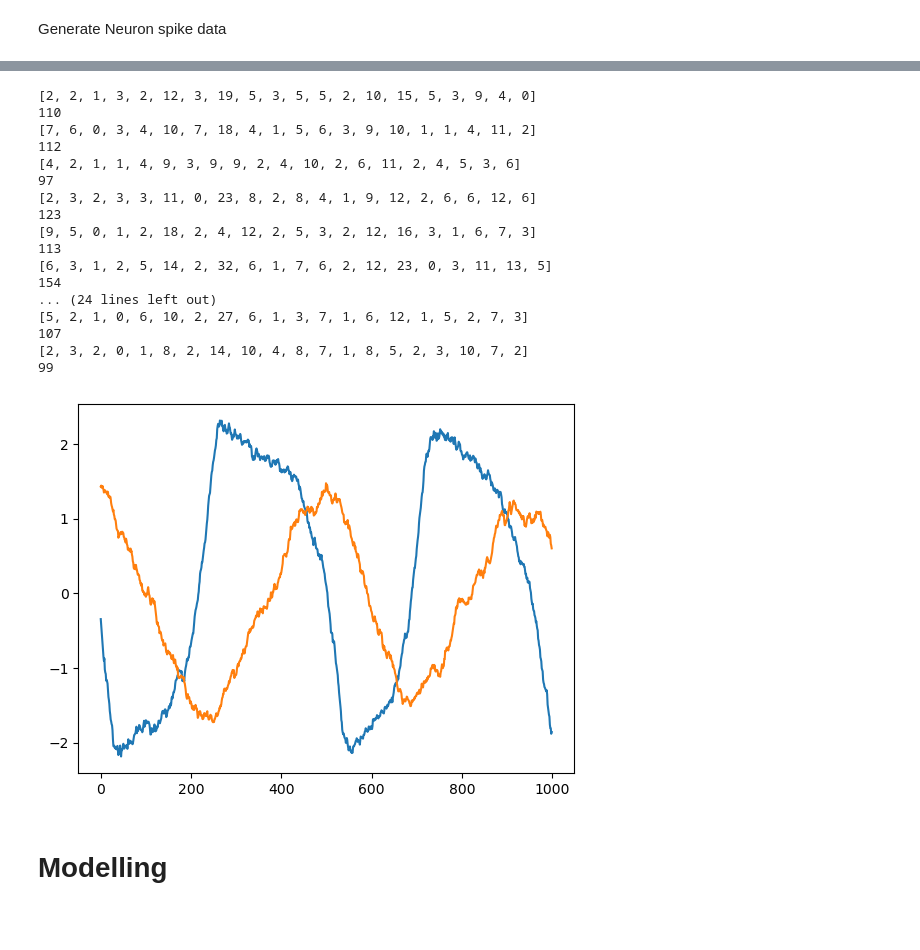
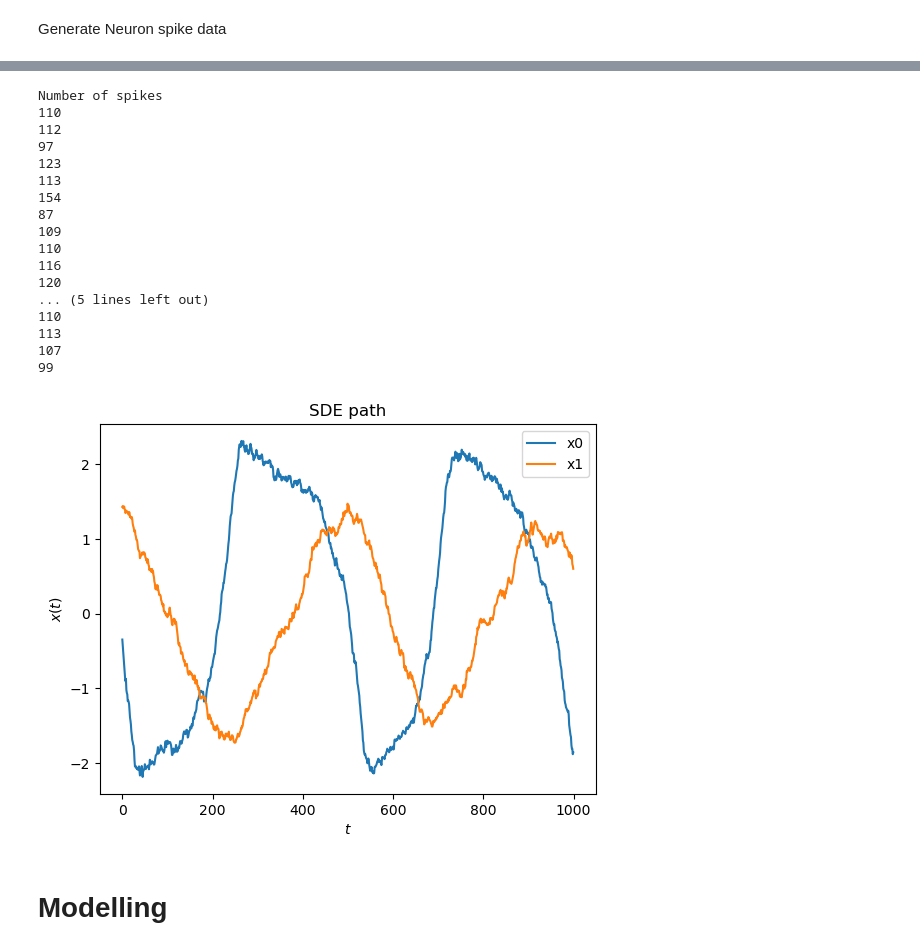
Before and after one commit to osflo/gp-sde, a Jupyter notebook: demos/Tutorial --Van der Pol's dynamics with spike train observations.ipynb, the cells around one changed output, grey strips where cells are left out. Cells and saved outputs as stored; diff of their text form; code cells hidden in the pictures; blank space fills up the shorter version.

```diff
--- a/demos/Tutorial --Van der Pol's dynamics with spike train observations.ipynb
+++ b/demos/Tutorial --Van der Pol's dynamics with spike train observations.ipynb
@@ -75,12 +75,12 @@ def simulate_spikes_from_SDE(xpath, dt, C, d):
     binSpike = np.random.poisson(np.exp(h) * dt) #to poission, why dt ? the lambda becomes very small and almost only 0 and a few 1
     return binSpike, h
 
-#Conversion function
+#Conversion function to a list of time for eacch neuron
 def binned_to_times(Ybin, tmax, dt):
-    """Input :  Ybin (tmax/dt,Num_Neurons) correspond to binspike
+    """Input :  Ybin (Num_Neurons, tmax/dt) correspond to binspike transpose !!
                 tmax float
                 dt float
-        Ouput : """
+        Ouput : list of two arrays : array i contain time at which neuron i was >0 in Ybin"""
     # convert binned simulated spike train to list of spike times for each neuron
     N = int(tmax / dt)
     yDim = Ybin.shape[0]
@@ -91,13 +91,15 @@ def binned_to_times(Ybin, tmax, dt):
 
     return Yspike
 
-#plot function (??)
+#plot function
 def plotRaster(event_times_list, **kwargs):
     """ function to plot raster plot for a given trial"""
-    ax = plt.gca()
+    ax = plt.gca() #get current axes
     for ith, trial in enumerate(event_times_list):
         plt.vlines(trial, ith + .5, ith + 1.5, **kwargs)
     plt.ylim(.5, len(event_times_list) + .5)
+    plt.xlabel('Time')
+    plt.ylabel('Neuron')
     return ax
 # %% [markdown]
 # Try the functions
@@ -207,7 +202,7 @@ plt.show()
 # %% [markdown]
 Generate Neuron spike data
 # %%
-np.random.seed(101)
+np.random.seed(101) #100 has a crazy lambda at 0 but a normal number of spike
 
 #Parameters & initialisations
 yDim = 20 # number of neurons
@@ -215,43 +210,58 @@ xDim = 2 #xpath dim
 nTrials = 20 # number of trials
 tmax = 1
 trLen = tmax * np.ones(nTrials) # trial length (array of tmax)
-C = 2.*np.random.rand(xDim,yDim) * np.random.choice([-1,1],size=(xDim,yDim)) #random in [-2,2]
+C = 2.*np.random.rand(xDim,yDim) * np.random.choice([-1,1],size=(xDim,yDim)) #matrix of random in [-2,2]
 d = 0.1*np.random.randn(1,yDim)
 xpath = []
 Y = []
 logRate = []
 
 #Generate sde path and spike for every trials
-for n in range(nTrials):
+#For every trial randomness in x0, poisson, random in sde
+for n in range(nTrials): #Trials for different ini, why chosen like this ?
     if n < 10:
-        x0 = np.sqrt(2)*np.random.randn(1,2)
+        x0 = np.sqrt(2)*np.random.randn(1,2) #why not put xdim ?
     else:
         x0 = np.array([0, 0])[None,:]
 
-    xpath.append(simulate_sde(func, x0, trLen[n], 0.001, 1.)) # 1ms binning
-    Yn,logRaten = simulate_spikes_from_SDE(xpath[n], 0.001, C, d)
+    xpath.append(simulate_sde(func, x0, trLen[n], 0.001, 1.)) # 1ms binning , sde for this trial
+    Yn,logRaten = simulate_spikes_from_SDE(xpath[n], 0.001, C, d) #generate spikes for this trial
     Y.append(Yn)
     logRate.append(logRaten)
 
-#Convert it
+#Y is a list of lenght nTrials, each element an array of shape (tmax/dt,yDim)
+
+#Yspike List by trial of a list by Neuron of array of spike time
+#Yspike[i]=>List of Neuron for trial i, Yspike[i][j]=>Array of spike time for neuron j in trial i
 Yspike= [binned_to_times(Y[n].T,trLen[n],0.001) for n in range(nTrials)]
 
-#plots and prints (??)
-plotRaster(Yspike[1])
+#plots and prints
+Trial_to_see=1 #which trial we want to visualize
+
+plotRaster(Yspike[Trial_to_see]) # a reason why trial 1 and not another?
 plt.show()
 
 # look at firing rates and spike counts to make sure there aren't a crazy number of spikes due to exponential
-
 for r in range(nTrials):
-    plt.plot(np.exp(logRate[r])*0.001)
+    plt.plot(np.exp(logRate[r])*0.001,label='Trial '+str(r)) #shouldn't it be dt instead of 0.001?, correspond to the lambda of the poisson function for each neuron
+plt.xlabel('Time/dt')
+plt.ylabel('Lambda')
+plt.title('Parameter of the poisson distribution for each neuron and each trial')
 plt.show()
 
+print("Number of spikes")
 for r in range(nTrials):
     totSpikes = [len(Yspike[r][i]) for i in range(yDim)]
-    print(totSpikes)
+    #print(totSpikes)
     print(sum(totSpikes))
 
 
-plt.plot(xpath[1])
+#plt.plot(xpath[1])
+plt.plot(xpath[Trial_to_see][:,0],label='x0')
+plt.plot(xpath[Trial_to_see][:,1],label='x1')
+plt.legend()
+plt.title('SDE path')
+plt.ylabel('$x(t)$')
+plt.xlabel('$t$')
 plt.show()
 # %% [output]
@@ -260,21 +270,21 @@ plt.show()
-[2, 2, 1, 3, 2, 12, 3, 19, 5, 3, 5, 5, 2, 10, 15, 5, 3, 9, 4, 0]
+Number of spikes
 110
-[7, 6, 0, 3, 4, 10, 7, 18, 4, 1, 5, 6, 3, 9, 10, 1, 1, 4, 11, 2]
 112
-[4, 2, 1, 1, 4, 9, 3, 9, 9, 2, 4, 10, 2, 6, 11, 2, 4, 5, 3, 6]
 97
-[2, 3, 2, 3, 3, 11, 0, 23, 8, 2, 8, 4, 1, 9, 12, 2, 6, 6, 12, 6]
 123
-[9, 5, 0, 1, 2, 18, 2, 4, 12, 2, 5, 3, 2, 12, 16, 3, 1, 6, 7, 3]
 113
-[6, 3, 1, 2, 5, 14, 2, 32, 6, 1, 7, 6, 2, 12, 23, 0, 3, 11, 13, 5]
 154
-... (24 lines left out)
-[5, 2, 1, 0, 6, 10, 2, 27, 6, 1, 3, 7, 1, 6, 12, 1, 5, 2, 7, 3]
+87
+109
+110
+116
+120
+... (5 lines left out)
+110
+113
 107
-[2, 3, 2, 0, 1, 8, 2, 14, 10, 4, 8, 7, 1, 8, 5, 2, 3, 10, 7, 2]
 99
-[figure, old version]
+[figure, new version]
 # %% [markdown]
 # Modelling
 # %%
```
Also changed, not shown: parts of 2 cells of this notebook.
